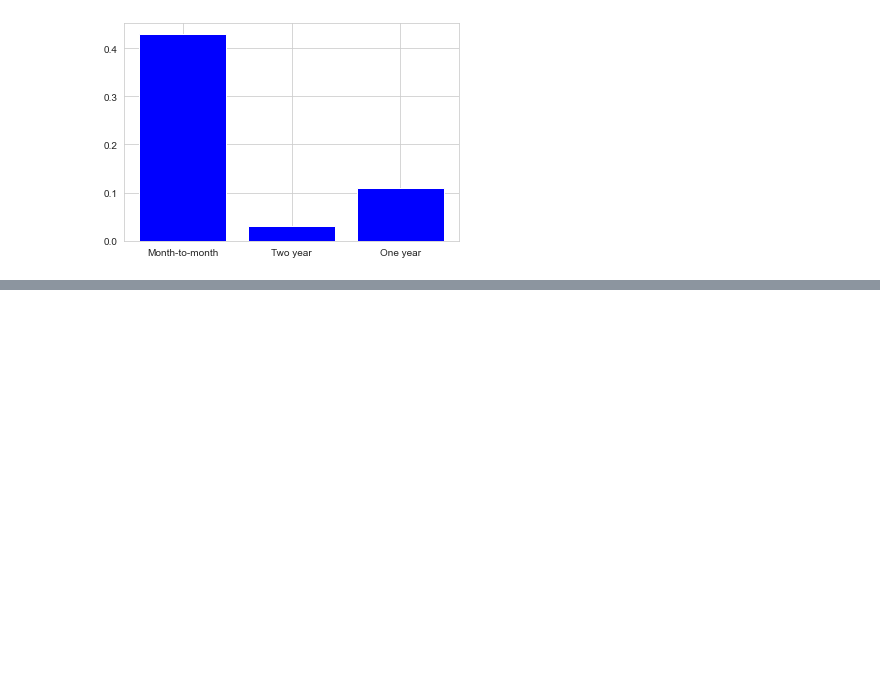
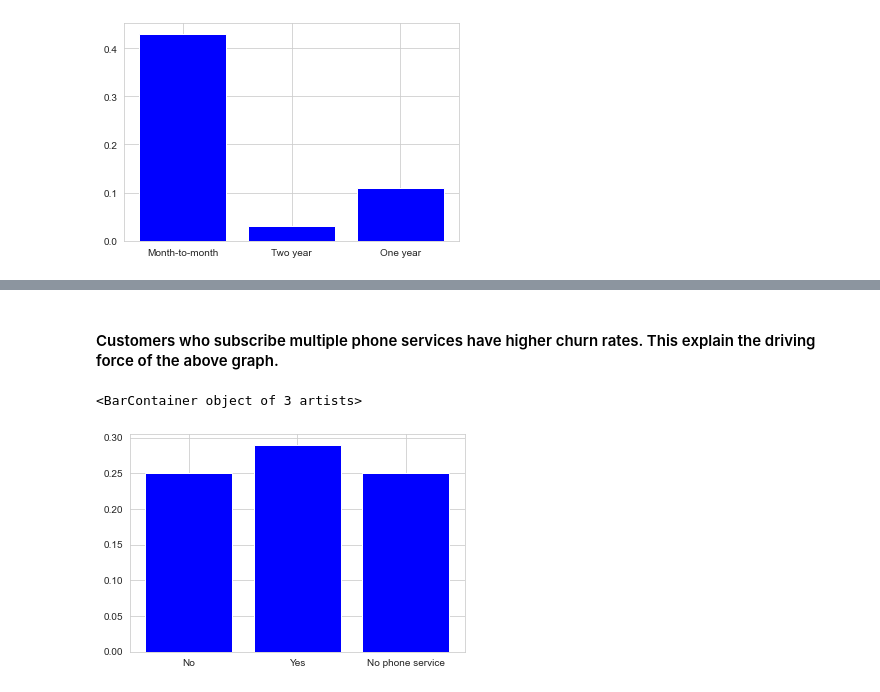
Before and after one commit to xushuo0/Telco, a Jupyter notebook: Telco Project.ipynb, the cells around one changed output, grey strips where cells are left out. Drawn from its saved outputs; the diff is of its cells as text; code cells hidden in the pictures; blank space fills up the shorter version.

```diff
--- a/Telco Project.ipynb
+++ b/Telco Project.ipynb
@@ -149,0 +144,8 @@ City_Dict= dict(sorted(City_Dict.items(), key=operator.itemgetter(1),reverse=Tru
+# %% [markdown]
+#### Customers who subscribe multiple phone services have higher churn rates. This explain the driving force of the above graph.
+# %%
+myDictionary = Churn_Rate_By_Sector('Multiple Lines')
+plt.bar(myDictionary.keys(), myDictionary.values(), color='blue')
+# %% [output]
+<BarContainer object of 3 artists>
+[figure, added]
```
Also changed, not shown: parts of 33 cells of this notebook.
